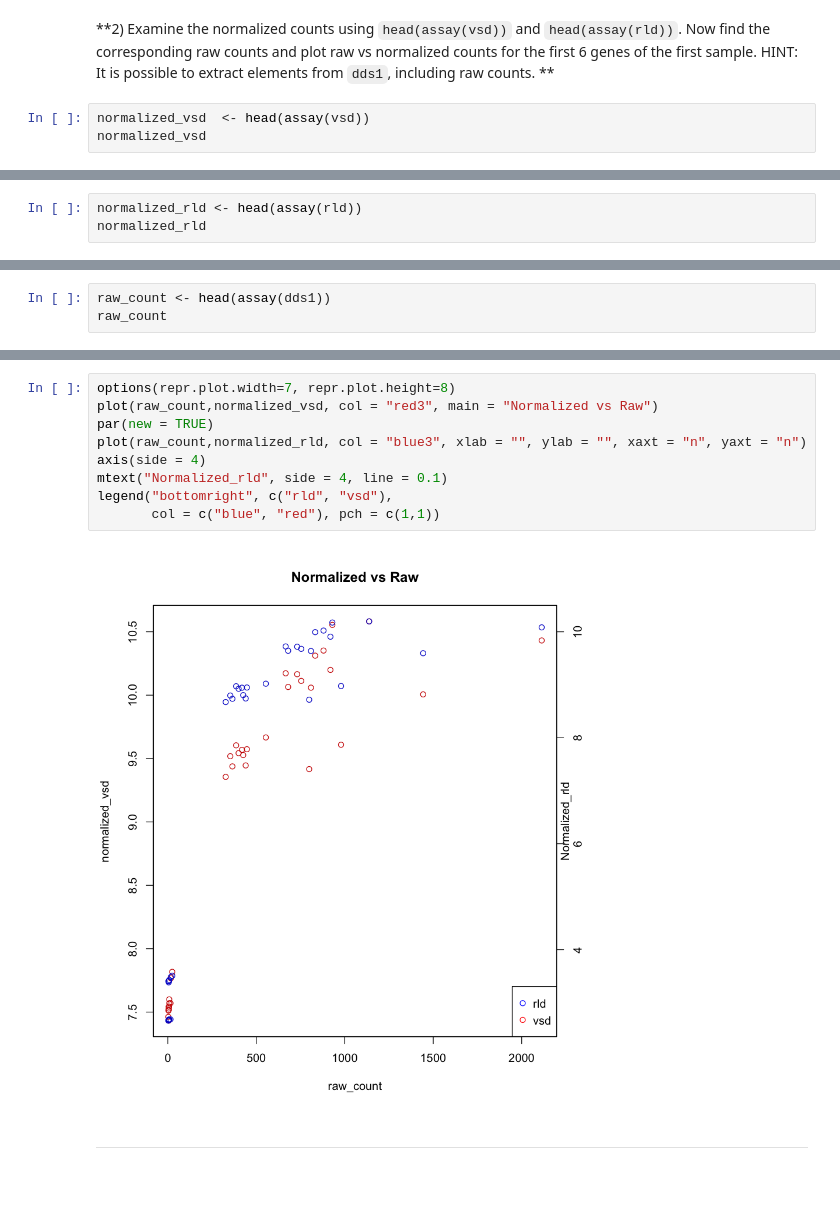
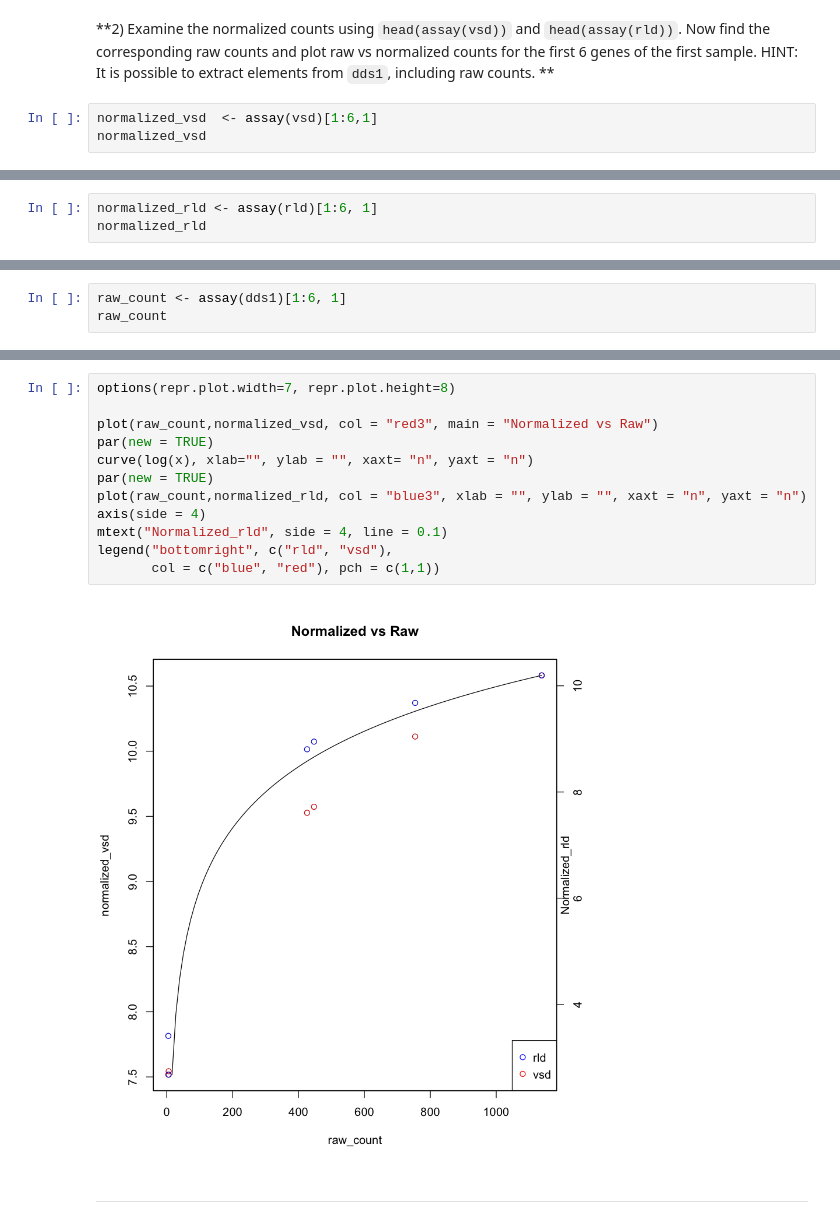
Before and after one commit to shuchenliu/Applied-Bioinfo-HW, a Jupyter notebook: Unit2-RNAseq/HW3.4.ipynb, the cells around one changed output, grey strips where cells are left out. Cells and saved outputs as stored; diff of their text form; blank space fills up the shorter version.

Commit message:
Fix plot

```diff
--- a/Unit2-RNAseq/HW3.4.ipynb
+++ b/Unit2-RNAseq/HW3.4.ipynb
@@ -72,6 +72,6 @@ plot(hclust(sampleDistsUsingRlog))
 # %% [markdown]
 **2) Examine the normalized counts using `head(assay(vsd))` and `head(assay(rld))`. Now find the corresponding raw counts and plot raw vs normalized counts for the first 6 genes of the first sample. HINT: It is possible to extract elements from `dds1`, including raw counts. **
 # %%
-normalized_vsd  <- head(assay(vsd))
+normalized_vsd  <- assay(vsd)[1:6,1]
 normalized_vsd
 # %% [output]
@@ -85,4 +82,4 @@ normalized_vsd
 # %%
-normalized_rld <- head(assay(rld))
+normalized_rld <- assay(rld)[1:6, 1]
 normalized_rld
 # %% [output]
@@ -96,4 +90,4 @@ normalized_rld
 # %%
-raw_count <- head(assay(dds1))
+raw_count <- assay(dds1)[1:6, 1]
 raw_count
 # %% [output]
@@ -107,13 +98,16 @@ raw_count
 # %%
 options(repr.plot.width=7, repr.plot.height=8)
+
 plot(raw_count,normalized_vsd, col = "red3", main = "Normalized vs Raw")
+par(new = TRUE)
+curve(log(x), xlab="", ylab = "", xaxt= "n", yaxt = "n")
 par(new = TRUE)
 plot(raw_count,normalized_rld, col = "blue3", xlab = "", ylab = "", xaxt = "n", yaxt = "n")
 axis(side = 4)
 mtext("Normalized_rld", side = 4, line = 0.1)
 legend("bottomright", c("rld", "vsd"),
        col = c("blue", "red"), pch = c(1,1))
 # %% [output]
-[figure, old version]
+[figure, new version]
 # %% [markdown]
 ---
```
Also changed, not shown: parts of 3 cells of this notebook.
